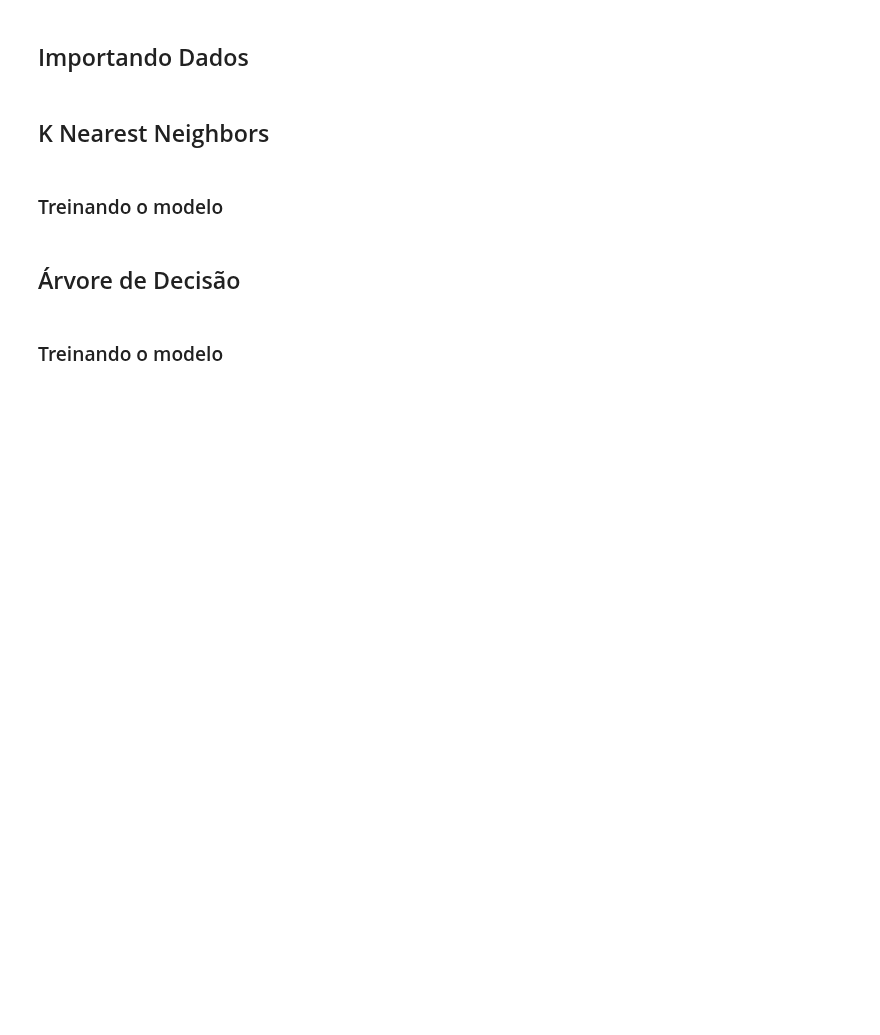
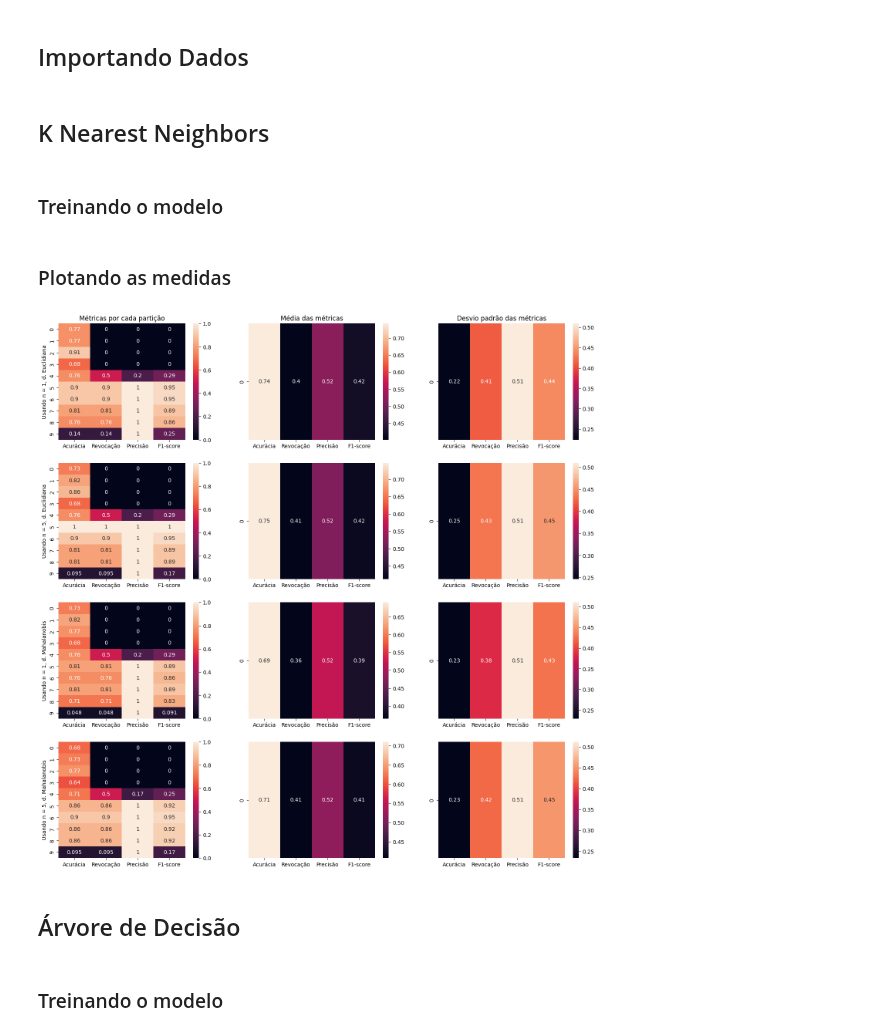
Before and after one commit to rabdiego/aprendizagem, a Jupyter notebook: trabalhos/trabalho3/lista3.ipynb, the cells around one changed output. Drawn from its saved outputs; the diff is of its cells as text; code cells hidden in the pictures; blank space fills up the shorter version.

```diff
--- a/trabalhos/trabalho3/lista3.ipynb
+++ b/trabalhos/trabalho3/lista3.ipynb
@@ -21,10 +21,10 @@ y = data.iloc[:, -1].values
 # %%
 folder = KFold(n_splits=10)
 normalizer = StandardScaler()
-euc_1_model = KNearestNeighbors(1)
-euc_5_model = KNearestNeighbors()
+euc_1_model = KNearestNeighbors(1, 'euclidean')
+euc_5_model = KNearestNeighbors(5, 'euclidean')
 mah_1_model = KNearestNeighbors(1, 'mahalanobis')
-mah_5_model = KNearestNeighbors(metric='mahalanobis')
+mah_5_model = KNearestNeighbors(5, 'mahalanobis')
 
 metrics = np.zeros((4, 10, 4))
 
@@ -41,9 +41,9 @@ for i, (train_index, test_index) in enumerate(folder.split(X)):
     mah_5_model.fit(X_train, y_train)
 
     euc_1_pred = euc_1_model.pred(X_test)
-    euc_5_pred = euc_1_model.pred(X_test)
-    mah_1_pred = euc_1_model.pred(X_test)
-    mah_5_pred = euc_1_model.pred(X_test)
+    euc_5_pred = euc_5_model.pred(X_test)
+    mah_1_pred = mah_1_model.pred(X_test)
+    mah_5_pred = mah_5_model.pred(X_test)
 
     metrics[0][i] = np.array([accuracy_score(y_test, euc_1_pred),
                               recall_score(y_test, euc_1_pred, zero_division=0),
@@ -64,6 +64,41 @@ for i, (train_index, test_index) in enumerate(folder.split(X)):
                               recall_score(y_test, mah_5_pred, zero_division=0),
                               precision_score(y_test, mah_5_pred),
                               f1_score(y_test, mah_5_pred)])
+# %% [markdown]
+### Plotando as medidas
+# %%
+fig, (ax1, ax2, ax3, ax4) = plt.subplots(4, 3, figsize=(18, 18))
+
+x_labels = ['Acurácia', 'Revocação', 'Precisão', 'F1-score']
+
+e1_fold = sns.heatmap(metrics[0], annot=True, xticklabels=x_labels, ax=ax1[0])
+e1_mean = sns.heatmap([np.mean(metrics[0], axis=0)], annot=True, xticklabels=x_labels, ax=ax1[1])
+e1_standard = sns.heatmap([np.std(metrics[0], axis=0, ddof=1)], annot=True, xticklabels=x_labels, ax=ax1[2])
+
+e5_fold = sns.heatmap(metrics[1], annot=True, xticklabels=x_labels, ax=ax2[0])
+e5_mean = sns.heatmap([np.mean(metrics[1], axis=0)], annot=True, xticklabels=x_labels, ax=ax2[1])
+e5_standard = sns.heatmap([np.std(metrics[1], axis=0, ddof=1)], annot=True, xticklabels=x_labels, ax=ax2[2])
+
+m1_fold = sns.heatmap(metrics[2], annot=True, xticklabels=x_labels, ax=ax3[0])
+m1_mean = sns.heatmap([np.mean(metrics[2], axis=0)], annot=True, xticklabels=x_labels, ax=ax3[1])
+m1_standard = sns.heatmap([np.std(metrics[2], axis=0, ddof=1)], annot=True, xticklabels=x_labels, ax=ax3[2])
+
+m5_fold = sns.heatmap(metrics[3], annot=True, xticklabels=x_labels, ax=ax4[0])
+m5_mean = sns.heatmap([np.mean(metrics[3], axis=0)], annot=True, xticklabels=x_labels, ax=ax4[1])
+m5_standard = sns.heatmap([np.std(metrics[3], axis=0, ddof=1)], annot=True, xticklabels=x_labels, ax=ax4[2])
+
+ax1[0].set_title('Métricas por cada partição')
+ax1[1].set_title('Média das métricas')
+ax1[2].set_title('Desvio padrão das métricas')
+
+ax1[0].set_ylabel('Usando n = 1, d. Euclidiana')
+ax2[0].set_ylabel('Usando n = 5, d. Euclidiana')
+ax3[0].set_ylabel('Usando n = 1, d. Mahalanobis')
+ax4[0].set_ylabel('Usando n = 5, d. Mahalanobis')
+
+plt.show()
+# %% [output]
+[figure, added]
 # %% [markdown]
 ## Árvore de Decisão
 # %% [markdown]
```
Also changed, not shown: parts of 1 cell of this notebook.
